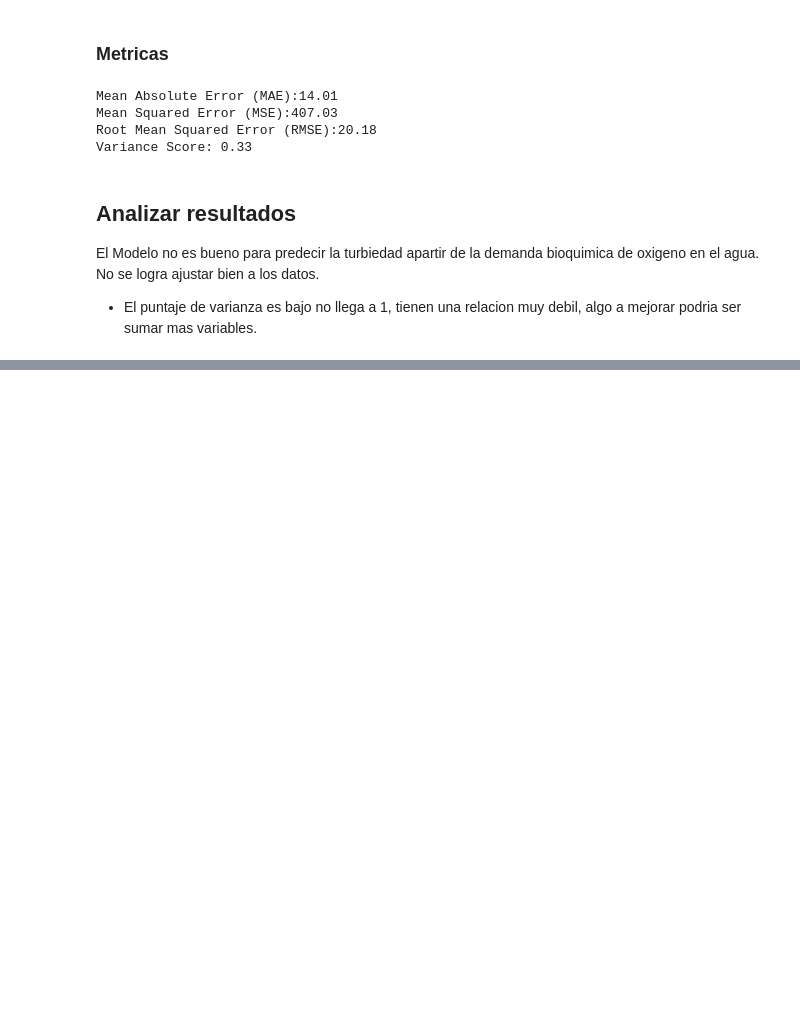
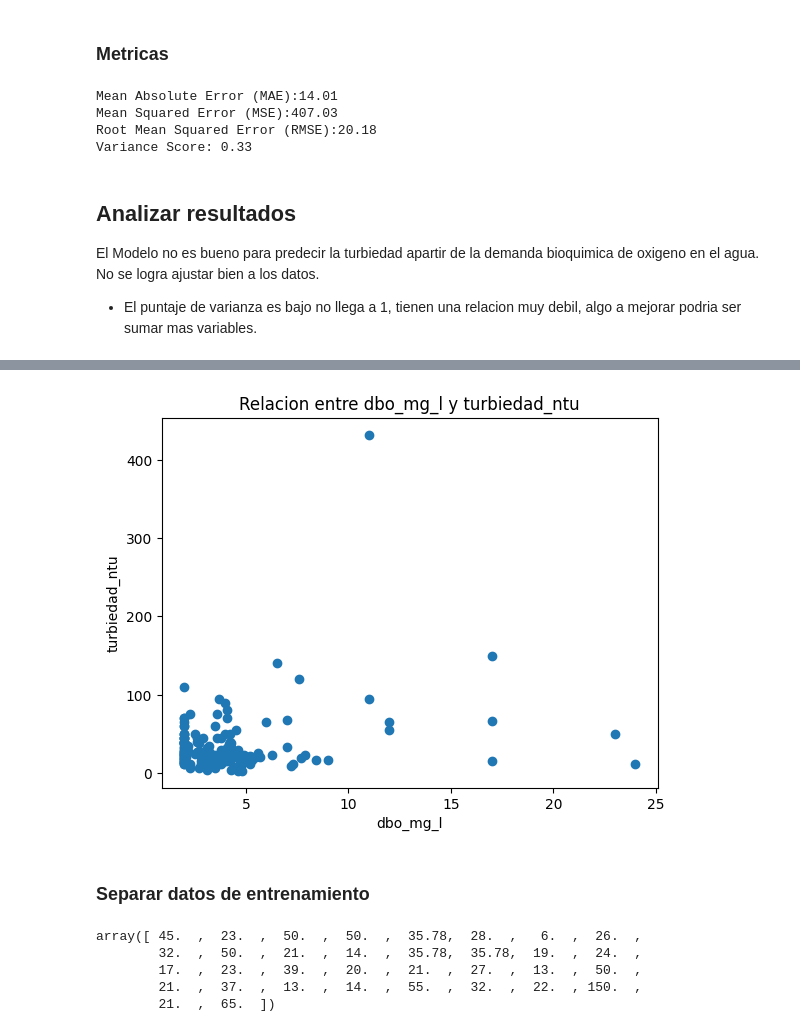
Before and after one commit to bely092/Trabajo_evaluativo_O-G, a Jupyter notebook: TP_FINAL.ipynb, the cells around one changed output, grey strips where cells are left out. Drawn from its saved outputs; the diff is of its cells as text; code cells hidden in the pictures; blank space fills up the shorter version.

```diff
--- a/TP_FINAL.ipynb
+++ b/TP_FINAL.ipynb
@@ -15,5 +16,5 @@ from sklearn.model_selection import train_test_split
 # %%
-df_nuevo = pd.read_csv("https://raw.githubusercontent.com/bely092/Trabajo_evaluativo_O-G/refs/heads/main/Calidad_Agua.csv", delimiter=",")
+df_nuevo = pd.read_csv("Calidad_Agua.csv", delimiter=",")
 df_nuevo.head()
 # %% [output]
 |  | sitios | fecha | tem_agua | tem_aire | od | ph | dbo_mg_l | dqo_mg_l | turbiedad_ntu |
@@ -333,0 +349,6 @@ El Modelo no es bueno para predecir la turbiedad apartir de la demanda bioquimic
+# %%
+### Crear df para el modelo de regresion polinomica
+# usar las columnas dbo_mg_l y turbiedad_ntu
+df_polinomica = df_nuevo.copy()
+df_polinomica = df_polinomica[['dbo_mg_l', 'turbiedad_ntu']]
+df_polinomica.head(4)
@@ -333,0 +373,25 @@ El Modelo no es bueno para predecir la turbiedad apartir de la demanda bioquimic
+# %%
+#seleccionar la variable observada y variable respuesta
+#la variable observada es la que queremos predecir, en este caso turbiedad_ntu
+x_polinomica = np.array(df_polinomica['dbo_mg_l'], dtype=float)
+y_polinomica= np.array(df_polinomica['turbiedad_ntu'], dtype=float)
+
+plt.scatter(x_polinomica, y_polinomica)
+plt.xlabel('dbo_mg_l')
+plt.ylabel('turbiedad_ntu')
+plt.title('Relacion entre dbo_mg_l y turbiedad_ntu')
+plt.show()
+# %% [output]
+[figure, added]
+# %% [markdown]
+### Separar datos de entrenamiento
+# %%
+#separar los datos en conjunto de entrenamiento y conjunto de prueba
+x_train_p, x_test_p, y_train_p, y_test_p = train_test_split(x_polinomica, y_polinomica, test_size=0.2, random_state=2)
+y_test_p
+# %% [output]
+array([ 45.  ,  23.  ,  50.  ,  50.  ,  35.78,  28.  ,   6.  ,  26.  ,
+        32.  ,  50.  ,  21.  ,  14.  ,  35.78,  35.78,  19.  ,  24.  ,
+        17.  ,  23.  ,  39.  ,  20.  ,  21.  ,  27.  ,  13.  ,  50.  ,
+        21.  ,  37.  ,  13.  ,  14.  ,  55.  ,  32.  ,  22.  , 150.  ,
+        21.  ,  65.  ])
```
Also changed, not shown: parts of 73 cells of this notebook.
